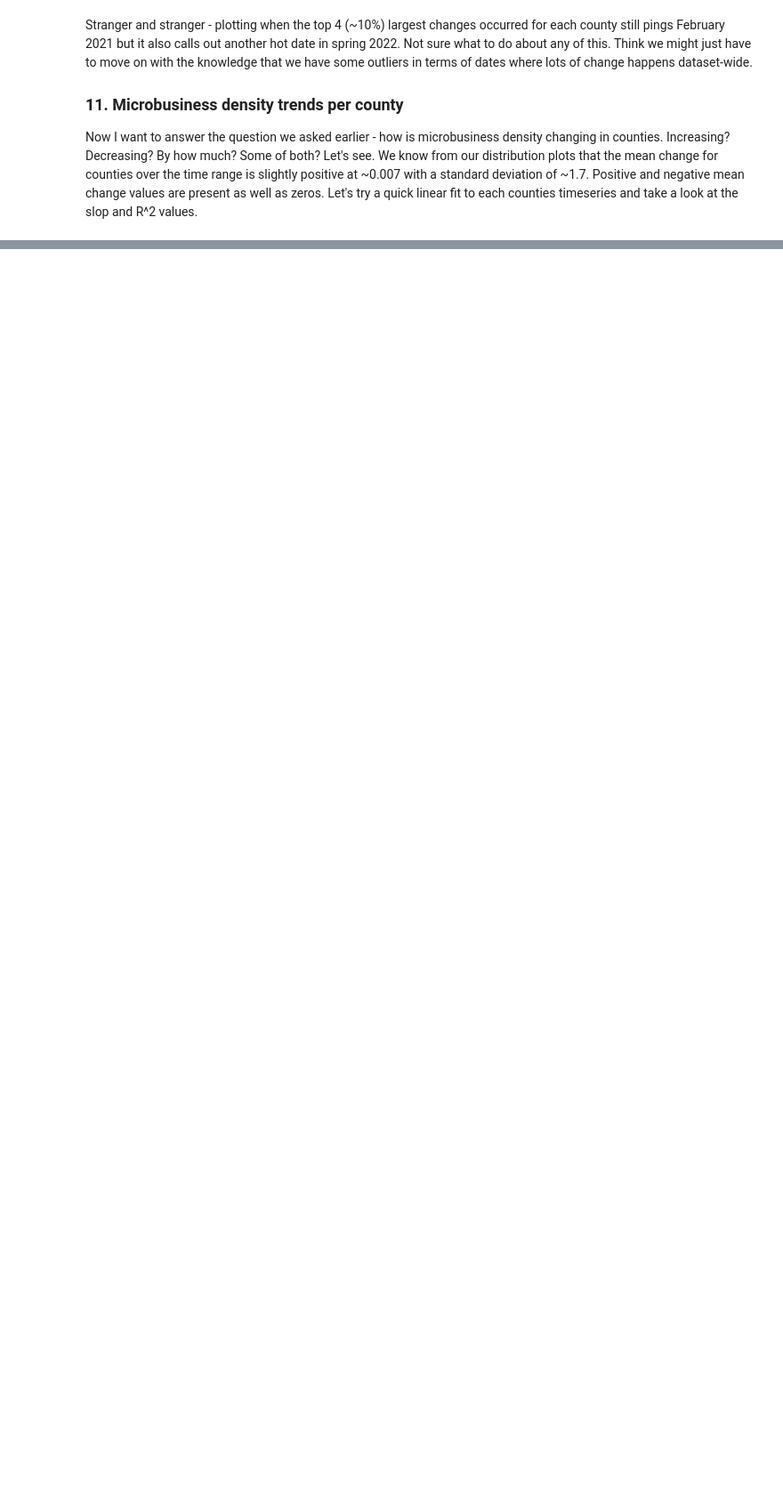
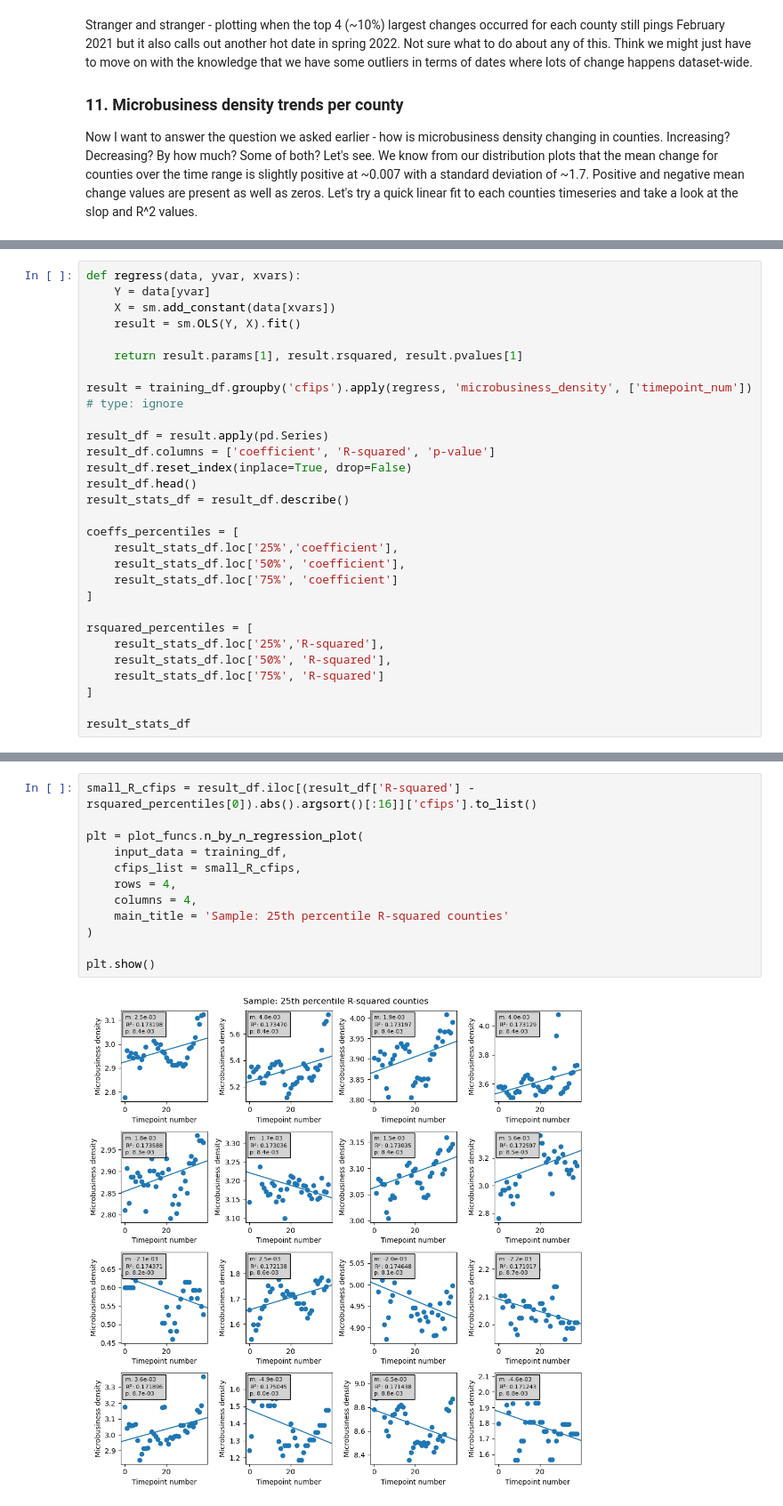
Before and after one commit to gperdrizet/kaggle_microbusiness, a Jupyter notebook: notebooks/02-training_data_exploration.ipynb, the cells around one changed output, grey strips where cells are left out. Shown at 89% size. Saved outputs shown, nothing was run; the diff lists cells and outputs as text; blank space fills up the shorter version.

```diff
--- a/notebooks/02-training_data_exploration.ipynb
+++ b/notebooks/02-training_data_exploration.ipynb
@@ -757,0 +709,29 @@ ModuleNotFoundError: No module named 'statsmodels'
+# %%
+def regress(data, yvar, xvars):
+    Y = data[yvar]
+    X = sm.add_constant(data[xvars])
+    result = sm.OLS(Y, X).fit()
+
+    return result.params[1], result.rsquared, result.pvalues[1]
+
+result = training_df.groupby('cfips').apply(regress, 'microbusiness_density', ['timepoint_num']) # type: ignore
+
+result_df = result.apply(pd.Series)
+result_df.columns = ['coefficient', 'R-squared', 'p-value']
+result_df.reset_index(inplace=True, drop=False)
+result_df.head()
+result_stats_df = result_df.describe()
+
+coeffs_percentiles = [
+    result_stats_df.loc['25%','coefficient'],
+    result_stats_df.loc['50%', 'coefficient'],
+    result_stats_df.loc['75%', 'coefficient']
+]
+
+rsquared_percentiles = [
+    result_stats_df.loc['25%','R-squared'],
+    result_stats_df.loc['50%', 'R-squared'],
+    result_stats_df.loc['75%', 'R-squared']
+]
+
+result_stats_df
@@ -757,0 +779,14 @@ ModuleNotFoundError: No module named 'statsmodels'
+# %%
+small_R_cfips = result_df.iloc[(result_df['R-squared'] - rsquared_percentiles[0]).abs().argsort()[:16]]['cfips'].to_list()
+
+plt = plot_funcs.n_by_n_regression_plot(
+    input_data = training_df,
+    cfips_list = small_R_cfips,
+    rows = 4,
+    columns = 4,
+    main_title = 'Sample: 25th percentile R-squared counties'
+)
+
+plt.show()
+# %% [output]
+[figure, added]
```
Also changed, not shown: parts of 20 cells of this notebook, 1 other file.
